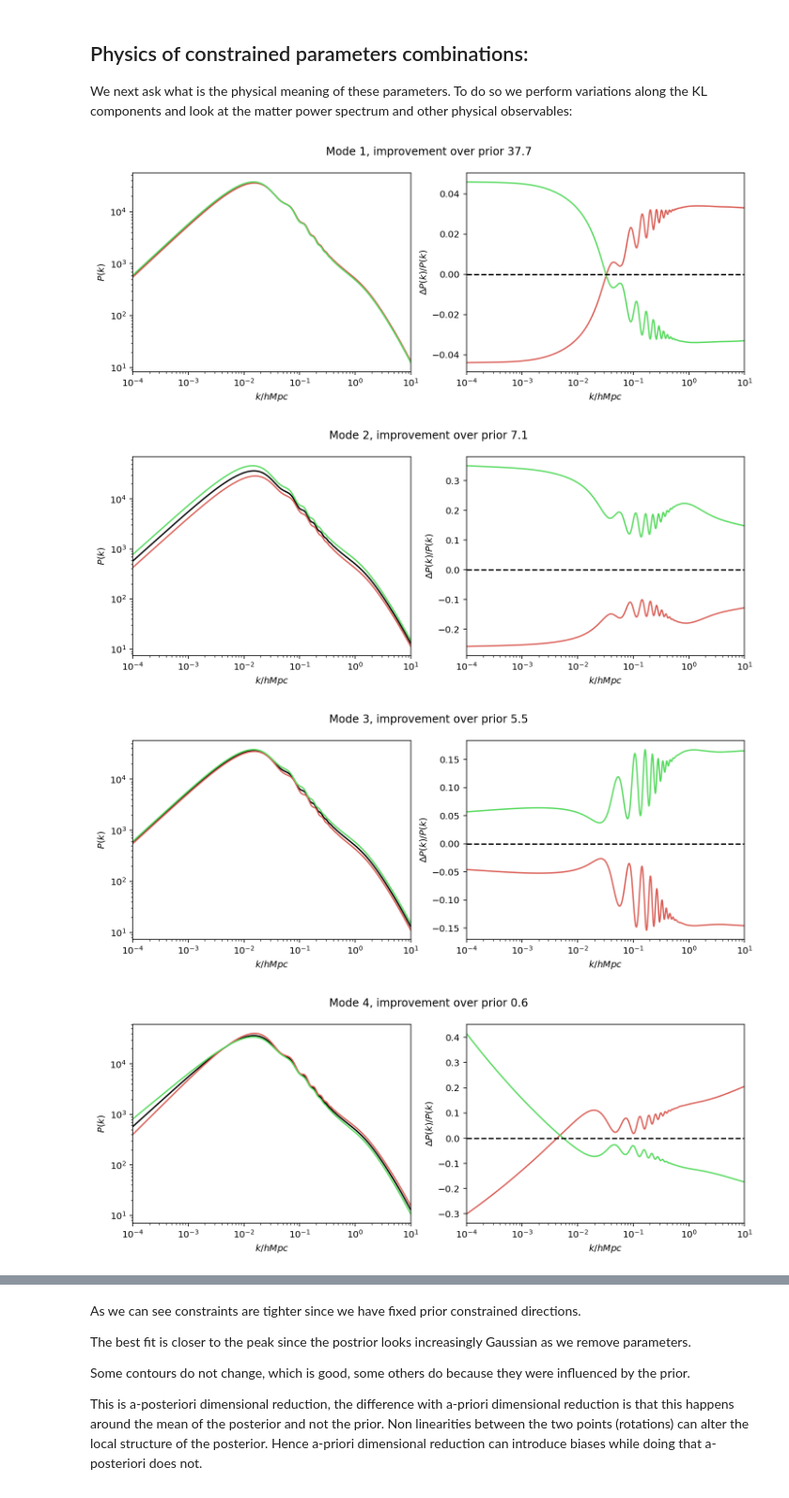
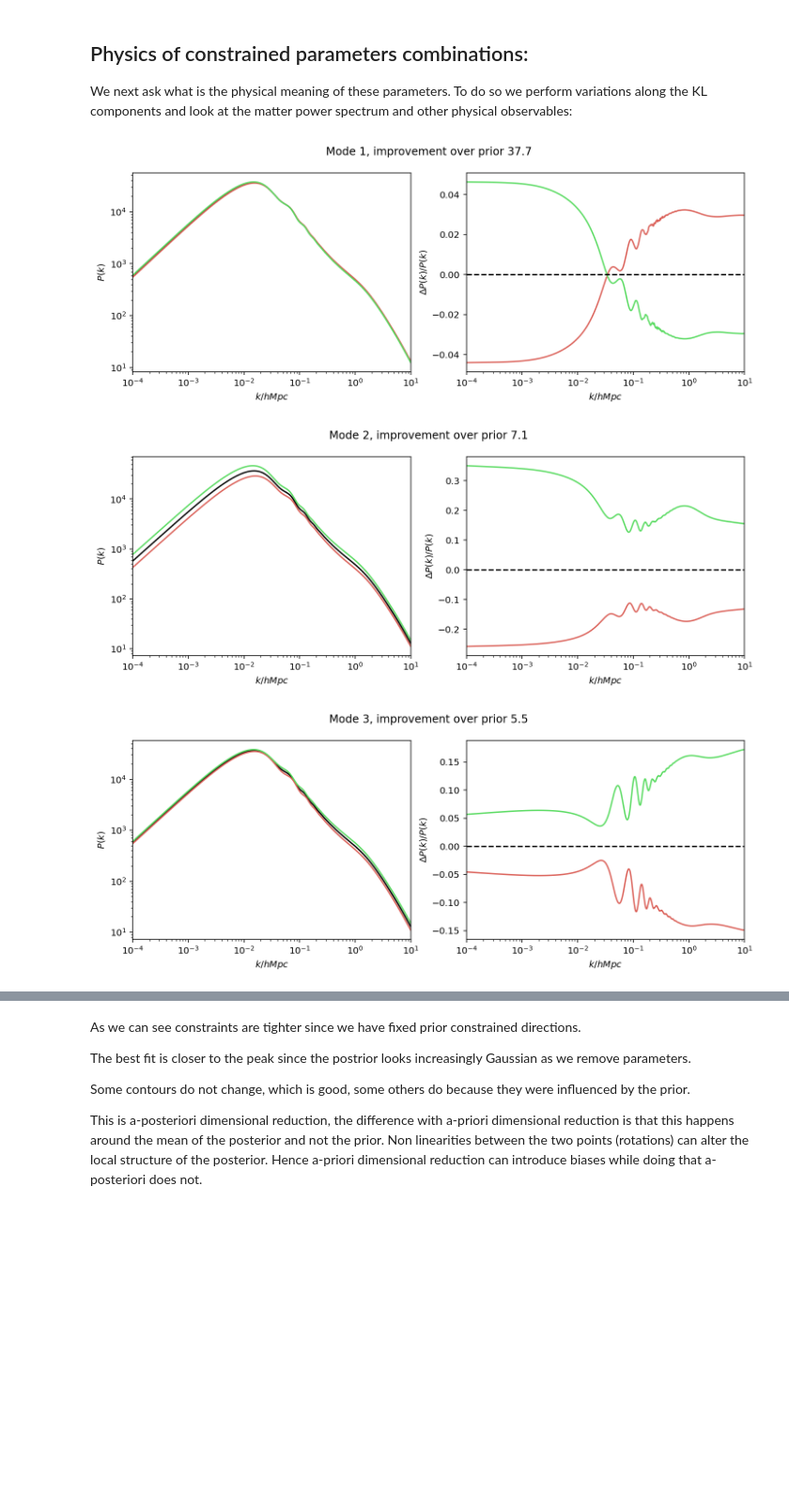
Before and after one commit to mraveri/tensiometer, a Jupyter notebook: docs/example_notebooks/measured_parameters.ipynb, the cells around one changed output, grey strips where cells are left out. Shown at 94% size. Cells and saved outputs as stored; diff of their text form; code cells hidden in the pictures; blank space fills up the shorter version.

Commit message:
Added kde tension code, general code restructuring

```diff
--- a/docs/example_notebooks/measured_parameters.ipynb
+++ b/docs/example_notebooks/measured_parameters.ipynb
@@ -40,11 +40,11 @@ In particular, in standard cosmological analyses, we have priors on derived para
 # load the chains (remove no burn in since the example chains have already been cleaned):
 chains_dir = './../../test_chains/'
 # the DES Y1 3x2 chain:
-settings = {'ignore_rows':0, 'smooth_scale_1D':-1, 'smooth_scale_2D':-1}
+settings = {'ignore_rows':0, 'smooth_scale_1D':0.3, 'smooth_scale_2D':0.3}
 chain = getdist.mcsamples.loadMCSamples(file_root=chains_dir+'DES', no_cache=True, settings=settings)
 # the prior chain:
 prior_chain = getdist.mcsamples.loadMCSamples(file_root=chains_dir+'prior', no_cache=True, settings=settings)
-# we add a couple of derived parameters that have been removed from the chains (to save a little space):
+# we add a couple of derived parameters that have been removed from the chains (to save a little space on github):
 for ch in [chain, prior_chain]:
     p = ch.getParams()
     ch.addDerived(p.omegach2/(p.H0/100.)**2, name='omegac', label='\\Omega_c')
@@ -168,7 +166,7 @@ We now want to plot the projection of these modes over parameters to see what pa
 To do so we decompose the parameter Fisher matrix over KL components. In the following figure rows sum to one and tell us how much a given KL mode contributes to the error bar (not marginalized) of the given parameter.
 # %%
 # First we compute the fractional Fisher matrix:
-KL_param_names, KL_eig, fractional_fisher = gaussian_tension.Q_UDM_fisher_components(prior_chain, chain, KL_param_names, which='1')
+KL_param_names, KL_eig, fractional_fisher, _ = gaussian_tension.Q_UDM_fisher_components(prior_chain, chain, KL_param_names, which='1')
 # plot (showing values and names):
 im1 = plt.imshow( fractional_fisher, cmap='viridis')
 num_params = len(fractional_fisher)
@@ -323,37 +324,36 @@ def camb_helper(chain, params):
 # %%
 # compute mean cosmology:
 mean_params = chain.getMeans(pars=[chain.index[name] for name in KL_param_names])
-mean_camb_pars = camb_helper(chain, np.exp(mean_params))
+mean_camb_pars = camb_helper(np.exp(mean_params))
 mean_results = camb.get_results(mean_camb_pars)
 kh, z, pk_ref = mean_results.get_matter_power_spectrum(minkh=1e-4, maxkh=10., npoints = 1000)
 # now do parameter variations along the KL modes of the posterior with respect to the prior:
-for ind in range(len(param_names)):
+for ind in range(3):
     # do a 2 sigma variation to see effects in the plots:
-    camb_pars_plus = camb_helper(chain, np.exp(mean_params +1.*param_directions[:,ind]))
-    camb_pars_minus = camb_helper(chain, np.exp(mean_params -1.*param_directions[:,ind]))
+    camb_pars_plus = camb_helper(np.exp(mean_params +1.*param_directions[:,ind]))
+    camb_pars_minus = camb_helper(np.exp(mean_params -1.*param_directions[:,ind]))
     # compute camb power spectra:
     results_plus = camb.get_results(camb_pars_plus)
     results_minus = camb.get_results(camb_pars_minus)
     _, _, pk_plus = results_plus.get_matter_power_spectrum(minkh=1e-4, maxkh=10., npoints = 1000)
     _, _, pk_minus = results_minus.get_matter_power_spectrum(minkh=1e-4, maxkh=10., npoints = 1000)
     # plot:
     fig, ax = plt.subplots(1,2, figsize = (12,4))
     fig.suptitle('Mode '+str(ind+1)+', improvement over prior '+str(round(np.sqrt(KL_eig[ind]-1),1)))
     ax[0].plot(kh, pk_ref[0], color='k')
     ax[0].plot(kh, pk_plus[0], color=sns.hls_palette(6)[0])
     ax[0].plot(kh, pk_minus[0], color=sns.hls_palette(6)[2])
     ax[0].set_yscale('log')
     ax[0].set_ylabel('$P(k)$')
     ax[1].plot(kh, (pk_plus[0]-pk_ref[0])/pk_ref[0], color=sns.hls_palette(6)[0])
     ax[1].plot(kh, (pk_minus[0]-pk_ref[0])/pk_ref[0], color=sns.hls_palette(6)[2])
     ax[1].axhline(0., ls='--', color='k')
     ax[1].set_ylabel('$\\Delta P(k)/ P(k)$')
     for _ax in ax:
         _ax.set_xlabel('$k/h Mpc$')
         _ax.set_xscale('log')
         _ax.set_xlim([np.amin(kh), np.amax(kh)])
 # %% [output]
-[figure, old version]
+[figure, new version]
-[figure, old version]
+[figure, new version]
-[figure, old version]
+[figure, new version]
-[figure, removed]
```
Also changed, not shown: parts of 24 cells of this notebook, 30 other files.
